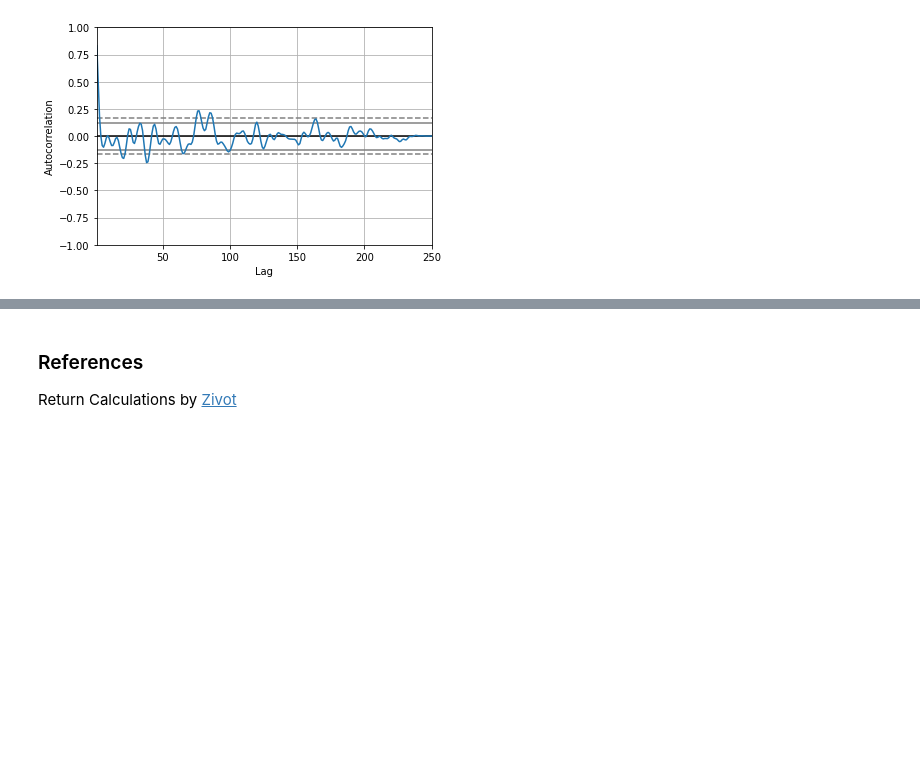
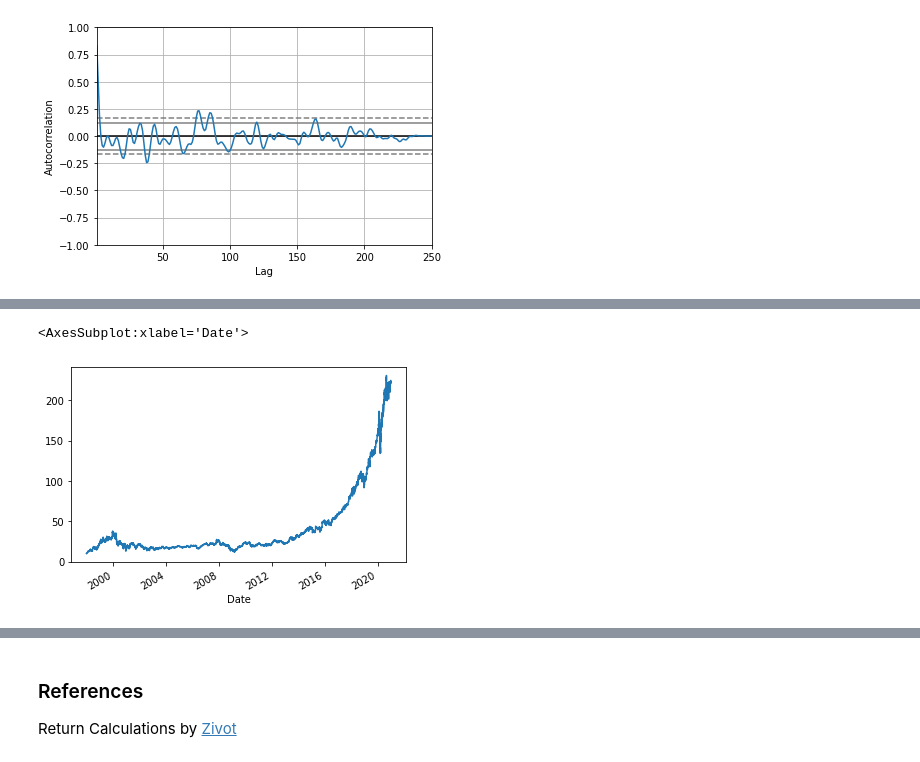
Before and after one commit to oceanumeric/python-finance, a Jupyter notebook: financial_econometrics/financial-time-series.ipynb, the cells around one changed output, grey strips where cells are left out. Saved outputs shown, nothing was run; the diff lists cells and outputs as text; code cells hidden in the pictures; blank space fills up the shorter version.

```diff
--- a/financial_econometrics/financial-time-series.ipynb
+++ b/financial_econometrics/financial-time-series.ipynb
@@ -484,0 +491,9 @@ autocorrelation_plot(y)
+# %%
+# get the dataset
+ticker = 'msft'
+start_date = '1998-01-01'
+end_date = '2020-12-31'
+
+msft_daily = data.DataReader(ticker, 'yahoo', start_date, end_date)
+msft_daily_clean = msft_daily.dropna().copy()
+msft_daily_clean
@@ -484,0 +515,5 @@ autocorrelation_plot(y)
+# %%
+msft_daily_clean['Adj Close'].plot()
+# %% [output]
+<AxesSubplot:xlabel='Date'>
+[figure, added]
```
Also changed, not shown: parts of 27 cells of this notebook.
